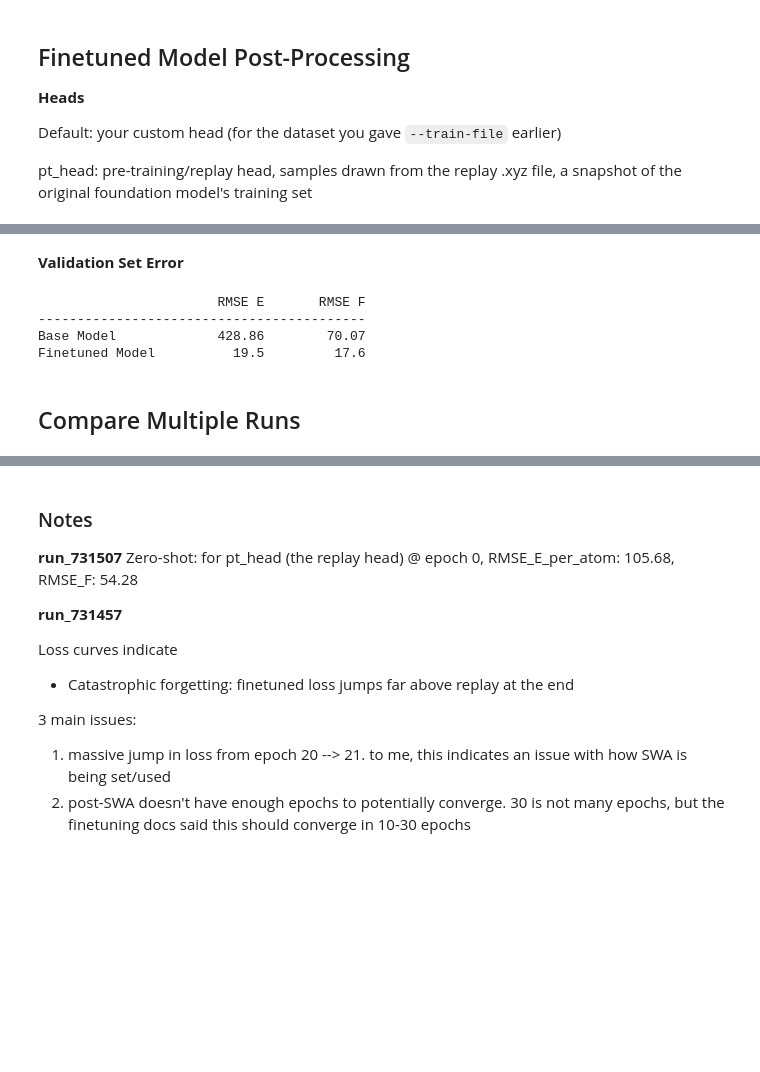
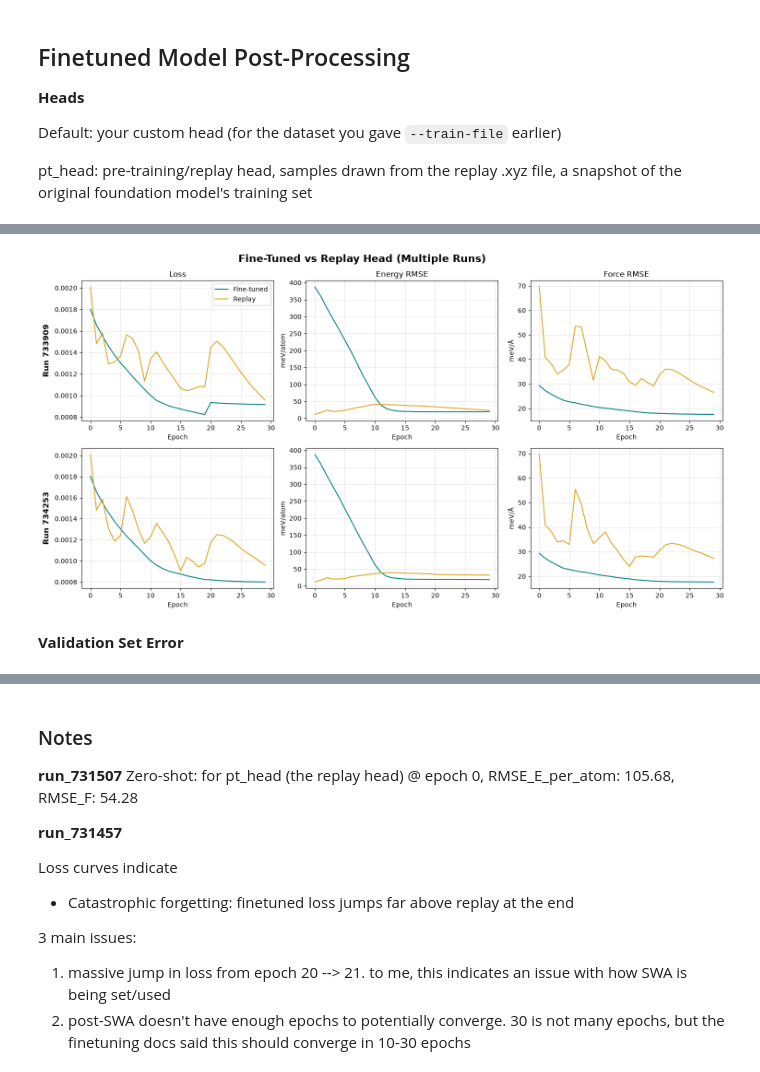
Before and after one commit to zbschwab/finetuned-mlips, a Jupyter notebook: mace-mh-1/results/post-processing.ipynb, the cells around one changed output, grey strips where cells are left out. Saved outputs shown, nothing was run; the diff lists cells and outputs as text; code cells hidden in the pictures; blank space fills up the shorter version.

```diff
--- a/mace-mh-1/results/post-processing.ipynb
+++ b/mace-mh-1/results/post-processing.ipynb
@@ -137,28 +116,52 @@ plt.legend()
+# %%
+fig, axs = plt.subplots(nrows=len(RUN_IDS), ncols=3, figsize=(16, 4 * len(RUN_IDS)), dpi=100, sharex=True, sharey=False)
+
+fig.suptitle("Fine-Tuned vs Replay Head (Multiple Runs)", fontsize=16, fontweight="semibold")
+
+metrics = [
+    ("loss", "Loss", "Loss"),
+    ("RMSE_E_per_atom", "Energy RMSE", "meV/atom"),
+    ("RMSE_F", "Force RMSE", "meV/Å"),
+]
+
+if len(RUN_IDS) == 1:
+    axs = axs[np.newaxis, :]
+
+for i, run in enumerate(RUN_IDS):
+
+    df_ft = RUNS[run]["finetune_df"]
+    df_rp = RUNS[run]["replay_df"]
+
+    for j, (ax, (col, title, ylabel)) in enumerate(zip(axs[i], metrics)):
+        ax.plot(df_ft["epoch"].iloc[1:], df_ft[col].iloc[1:], label="Fine-tuned", color="teal")
+        ax.plot(df_rp["epoch"].iloc[1:], df_rp[col].iloc[1:], label="Replay", color="goldenrod")
+
+        if i == 0:
+            ax.set_title(title)
+
+        ax.set_ylabel(ylabel if col != "loss" else "")
+        ax.set_xlabel("Epoch")
+        ax.tick_params(labelbottom=True)
+        ax.grid(color="lightgrey", linewidth=0.5)
+
+    # bold run id to the left of the row, outside the axes
+    axs[i, 0].annotate(
+        f"Run {run}",
+        xy=(0, 0.5),
+        xycoords="axes fraction",
+        xytext=(-axs[i, 0].yaxis.labelpad - 45, 0),
+        textcoords="offset points",
+        ha="right", va="center",
+        fontsize=12, fontweight="bold",
+        rotation=90,
+    )
+
+axs[0, 0].legend()
+
+plt.tight_layout()
+plt.subplots_adjust(left=0.12)
+plt.show()
+# %% [output]
+[figure, added]
 # %% [markdown]
 **Validation Set Error**
-# %%
-with open(f"../logs/{out_file}", "r") as f:
-    text = f.read()
-
-init_pattern = re.compile(
-    r"Initial:\s+head:\s+Default.*?RMSE_E_per_atom=\s*([\d.]+).*?RMSE_F=\s*([\d.]+)"
-)
-fin_pattern = re.compile(
-    r"\|\s+valid_Default\s+\|\s+([\d.]+)\s+\|\s+([\d.]+)\s+\|"
-)
-
-init_match = init_pattern.search(text)
-fin_matches = fin_pattern.findall(text)  # one per printed Error-table
-final = fin_matches[-1]                  # 2nd/final table = post-SWA
-
-print(f"{'':<16} {'RMSE E':>12} {'RMSE F':>12}")
-print("-" * 42)
-print(f"{'Base Model':<16} {init_match.group(1):>12} {init_match.group(2):>12}")
-print(f"{'Finetuned Model':<16} {final[0]:>12} {final[1]:>12}")
-# %% [output]
-                       RMSE E       RMSE F
-------------------------------------------
-Base Model             428.86        70.07
-Finetuned Model          19.5         17.6
-# %% [markdown]
-## Compare Multiple Runs
```
Also changed, not shown: parts of 17 cells of this notebook.
